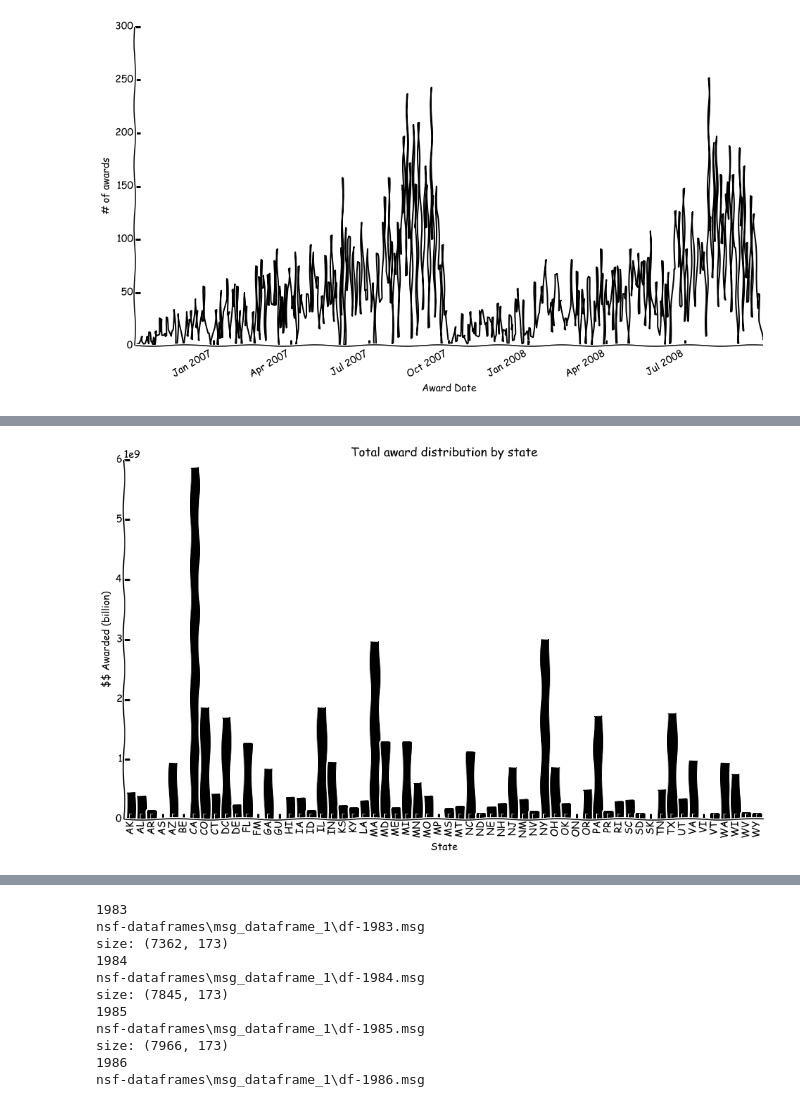
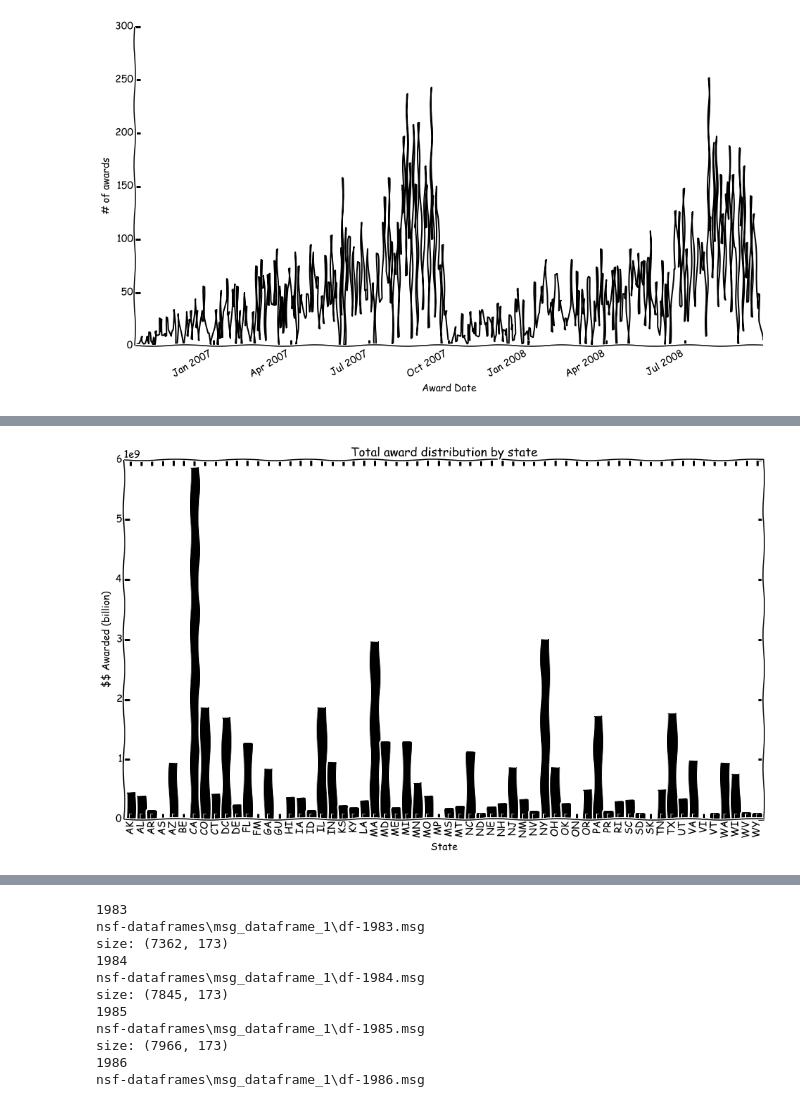
Before and after one commit to realmichaelzyy/cs249project, a Jupyter notebook: MarksTestNotebook.ipynb, the cells around one changed output, grey strips where cells are left out. Cells and saved outputs as stored; diff of their text form; code cells hidden in the pictures.

```diff
--- a/MarksTestNotebook.ipynb
+++ b/MarksTestNotebook.ipynb
@@ -94,36 +132,31 @@ pyplot.axes().yaxis.set_ticks_position('left')
 # %%
 #making a map of award amount
 #====================================================================
 stateAwards = nsfdata.groupby(nsfdata.AwardeeState).sum().award[1:]
 maxAward = max(stateAwards)
 stateAwards = stateAwards.apply(lambda x : 200 - round((x/maxAward)*200))
 stateAwards = stateAwards.apply(lambda x : "#%02x%02x%02x" % (x,x,x))
 stateColors = stateAwards.tolist()
 states = pd.Series(range(60), index=unique(nsfdata.AwardeeState).tolist()[1:-1])
 states = states.to_dict()
 #try plotting states' funding
 
 import simplemapplot
 from IPython.display import SVG
 from IPython.core.display import display, HTML
 
 #e.g. example_colors = ["#00F","#FFFFBF","#99D594"]
 #e.g. state_value = {"NM":2, "WI":1, "IL":1, "AK":0, "MI":0, "HI":2}
 #NOTE: also creates a dumb CSS file on the side without telling you, called Blank_US_Map.css
 #simplemapplot.make_us_state_map(data=states, colors=stateColors, output_img='awards_map.svg')
 display(HTML("""<link rel="stylesheet" href="Blank_US_Map.css" type="text/css" />"""))
 #for now, just display the svg which is already created. no need to re-create each time.
 nsfdata.groupby(nsfdata.AwardeeState).sum().award[1:].plot(kind="bar", colormap="gray")
 pylab.ylabel('\$\$ Awarded (billion)')
 pylab.title('Total award distribution by state')
 pylab.xlabel('State')
-#optional..
-pylab.axes().spines['right'].set_color('none')
-pylab.axes().spines['top'].set_color('none')
-pylab.axes().xaxis.set_ticks_position('bottom')
-pylab.axes().yaxis.set_ticks_position('left')
 
 SVG(filename='awards_map.svg')
 # %% [output]
 [drawing not drawn]
-[figure, old version]
+[figure, new version]
```
Also changed, not shown: parts of 24 cells of this notebook, 1 other file.
